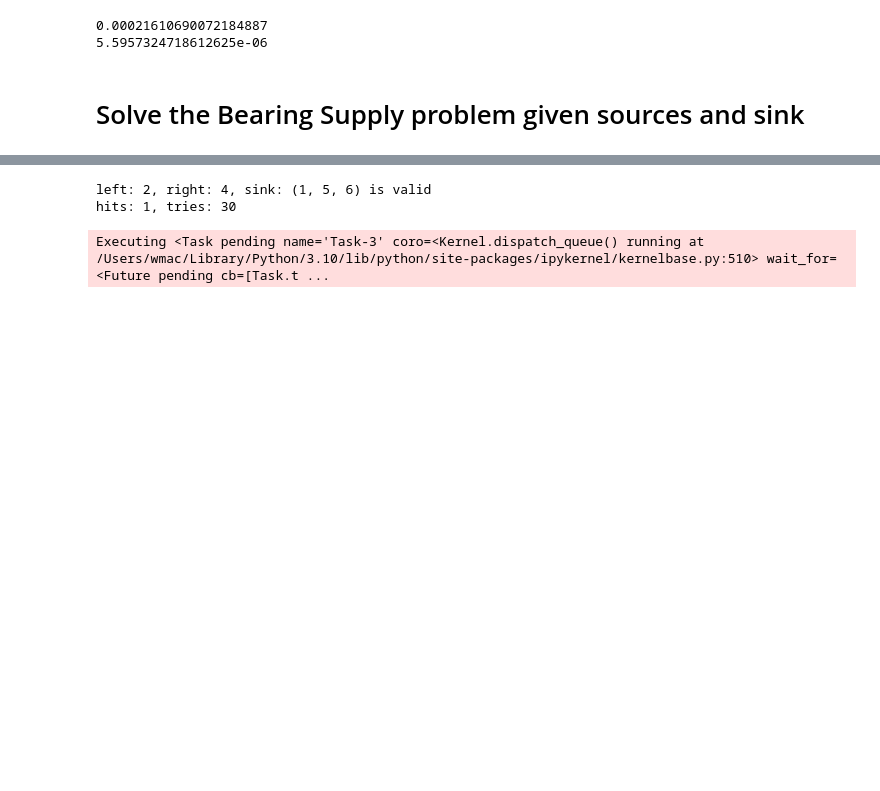
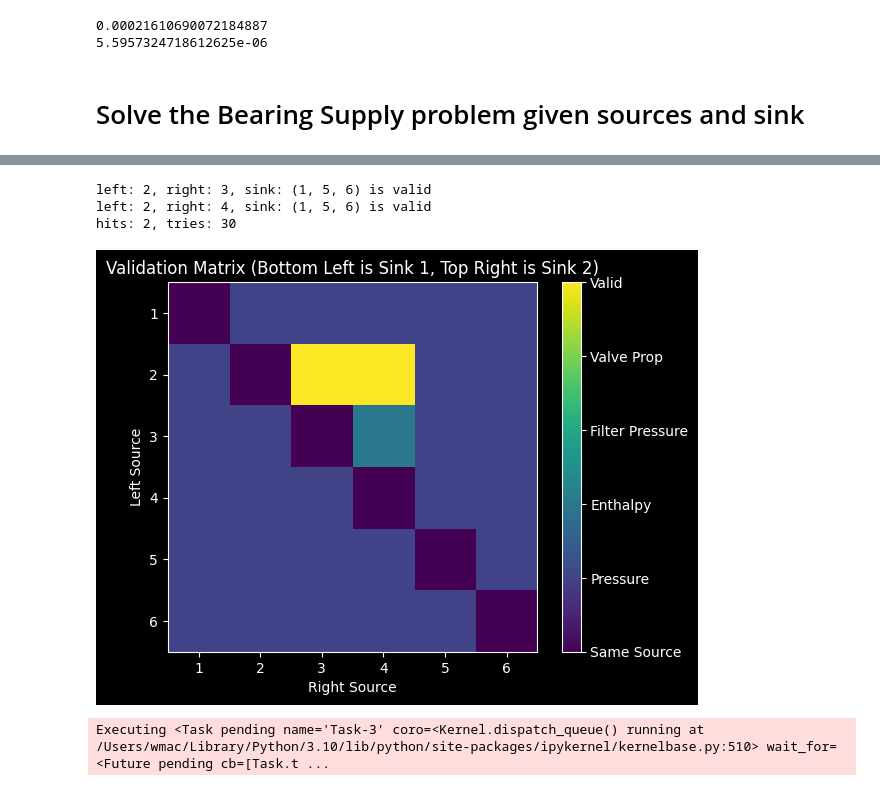
Before and after one commit to Willmac16/DFTS-Team-Seven, a Jupyter notebook: Project1.ipynb, the cells around one changed output, grey strips where cells are left out. Drawn from its saved outputs; the diff is of its cells as text; code cells hidden in the pictures; blank space fills up the shorter version.

Commit message:
Validation Matrix

```diff
--- a/Project1.ipynb
+++ b/Project1.ipynb
@@ -458,28 +460,61 @@ Executing <Task pending name='Task-3' coro=<Kernel.dispatch_queue() running at /
 # %%
 
 sink_sets = {
-              1: (1, 5, 6),
-              2: (2, 3, 4)
-            }
+  1: (1, 5, 6),
+  2: (2, 3, 4)
+}
+
+result_mat = np.zeros((6, 6))
+
+failure_reasons = {"Same Source": 0,
+                   "Pressure": 1,
+                   "Enthalpy": 2,
+                   "Filter Pressure": 3,
+                   "Valve Prop": 4,
+                   "Valid": 5}
 
 hits = 0
 tries = 0
 for left in range(1, 7):
   for right in range(1, 7):
     if left != right and left < right:
       for sink in range(1, 3):
         tries += 1
         valid, reason, _ = test_setup([left, right], sink, cond_row)
+        l = left - 1 if sink == 1 else right - 1
+        r = right - 1 if sink == 1 else left - 1
+
         if valid:
           hits += 1
           print("left: {}, right: {}, sink: {} is valid".format(left, right, sink_sets[sink]))
+          result_mat[l, r] = failure_reasons["Valid"]
+        else:
+          result_mat[l, r] = failure_reasons[reason]
+    else:
+      result_mat[left - 1, left - 1] = failure_reasons["Same Source"]
 
-        # TODO: Make a nice table of why setups failed
 
 print("hits: {}, tries: {}".format(hits, tries))
+
+
+plt.imshow(result_mat, cmap='viridis')
+plt.xlabel('Right Source')
+plt.ylabel('Left Source')
+plt.title('Validation Matrix (Bottom Left is Sink 1, Top Right is Sink 2)')
+plt.xticks(range(6), range(1, 7))
+plt.yticks(range(6), range(1, 7))
+
+# Add color bar with failure reasons
+cbar = plt.colorbar()
+cbar.set_ticks(range(len(failure_reasons)))
+cbar.set_ticklabels(list(failure_reasons.keys()))
+
+plt.show()
 # %% [output]
+left: 2, right: 3, sink: (1, 5, 6) is valid
 left: 2, right: 4, sink: (1, 5, 6) is valid
-hits: 1, tries: 30
+hits: 2, tries: 30
+[figure, added]
 Executing <Task pending name='Task-3' coro=<Kernel.dispatch_queue() running at /Users/wmac/Library/Python/3.10/lib/python/site-packages/ipykernel/kernelbase.py:510> wait_for=<Future pending cb=[Task.t ...
 # %%
 left = 2
```
Also changed, not shown: parts of 3 cells of this notebook.
